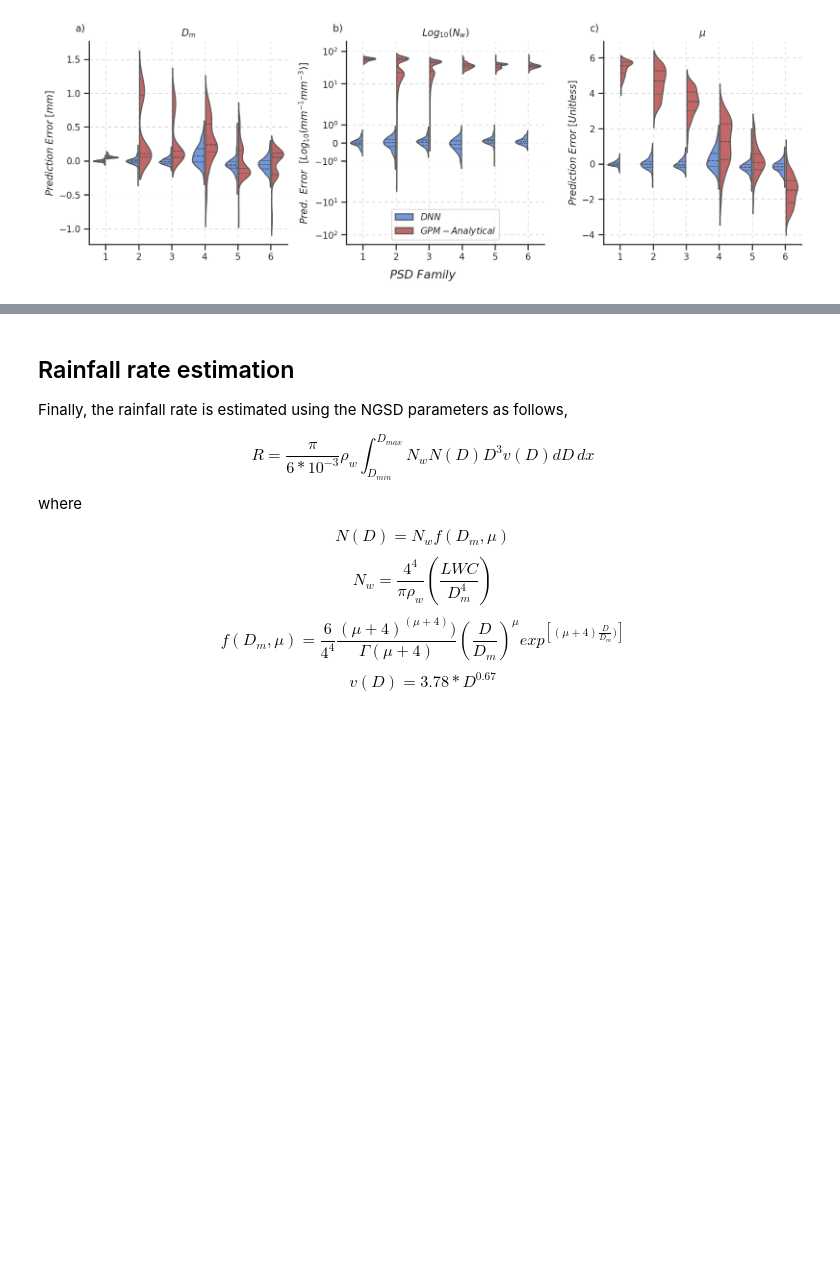
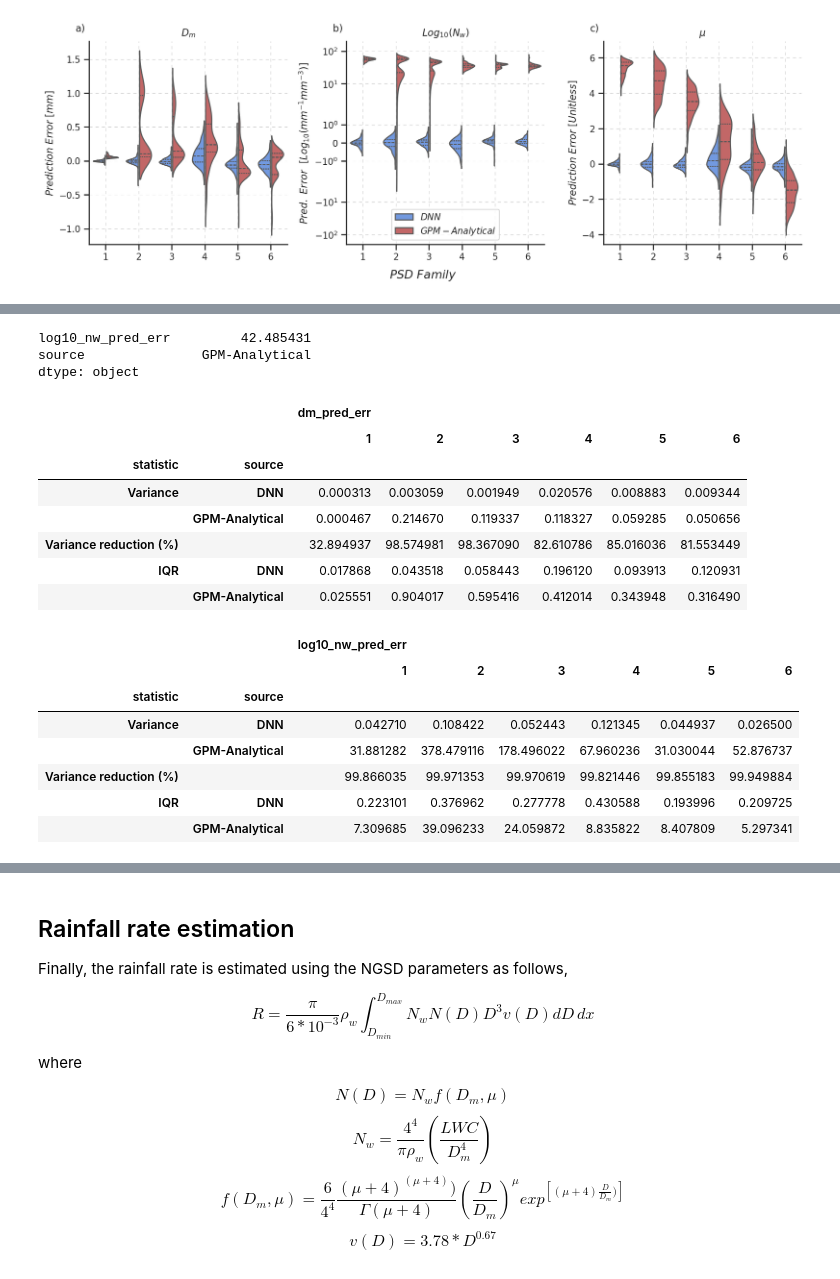
Before and after one commit to aladinor/Ladino_et_al_2025_DNN_PSD_retrieval, a Jupyter notebook: notebooks/4.Rain_retrieval.ipynb, the cells around one changed output, grey strips where cells are left out. Drawn from its saved outputs; the diff is of its cells as text; code cells hidden in the pictures; blank space fills up the shorter version.

Commit message:
adding variance tables

```diff
--- a/notebooks/4.Rain_retrieval.ipynb
+++ b/notebooks/4.Rain_retrieval.ipynb
@@ -178,6 +178,7 @@ We merge both error dataframes into a single dataframe for plotting purposes
 # %%
 # New merge dataframe
 df_plot = pd.concat([df_dnn, df_gpm], axis=0).reset_index(drop=True)
+df_plot.replace(-np.inf, np.nan, inplace=True)
 # %% [markdown]
 ## Plotting results
 # %% [markdown]
@@ -323,0 +268,78 @@ for var in variables[2:3]:
+# %%
+df_plot[["log10_nw_pred_err", "source"]][(df_plot["kmeans"] == 1) & (df_plot["source"] == "GPM-Analytical")].min()
+# %% [output]
+log10_nw_pred_err         42.485431
+source               GPM-Analytical
+dtype: object
+# %%
+variables = ['dm_pred_err', "log10_nw_pred_err", 'mu_pred_err']
+# df_plot = df_plot[variables].dropna(how="any")
+# Dictionary to hold a separate DataFrame for each variable
+stats_per_variable = {}
+
+for var in variables:
+    # Compute variance
+    variance = (
+        df_plot[[var, "source", "kmeans"]]
+        .groupby(["source", "kmeans"])
+        .var()
+        .unstack(level=1)
+    )
+
+    # Calculate variance reduction (%)
+    variance_reduction = (
+        (variance.loc["GPM-Analytical"] - variance.loc["DNN"])
+        / variance.loc["GPM-Analytical"] * 100
+    )
+    variance_reduction = variance_reduction.to_frame().T  # Convert to DataFrame
+    variance_reduction["source"] = ""  # Add a placeholder for source
+    variance_reduction["statistic"] = "Variance reduction (%)"  # Add statistic name
+    variance_reduction = variance_reduction.set_index(["statistic", "source"])  # Set new index
+
+    # Assign "Variance" label to the statistic level for variance
+    variance = variance.assign(statistic="Variance").reset_index().set_index(["statistic", "source"])
+
+    # Compute IQR
+    iqr = (
+        df_plot[[var, "source", "kmeans"]]
+        .groupby(["source", "kmeans"])
+        .quantile([0.25, 0.75])
+        .rename_axis(index=["source", "kmeans", "quantile"])  # Name the quantile index level
+        .unstack(level=1)  # Unstack the quantile MultiIndex
+        .pipe(
+            lambda quantiles: pd.DataFrame({
+                col: quantiles.loc[(slice(None), 0.75), col].values
+                     - quantiles.loc[(slice(None), 0.25), col].values
+                for col in quantiles.columns
+            }, index=quantiles.index.get_level_values(0).unique())  # Keep only 'source' level index
+        )
+        .assign(statistic="IQR")
+    ).reset_index().set_index(["statistic", "source"])
+
+    # Combine variance, variance reduction, and IQR
+    stats_per_variable[var] = pd.concat([variance, variance_reduction, iqr])
+
+    # Rename columns for clarity
+    stats_per_variable[var].columns.name = "kmeans"
+
+# Example: Display one of the DataFrames
+for variable, stats_df in stats_per_variable.items():
+    stats_df.to_csv(f"../data/{variable}.csv")
+    display(stats_df)
+# %% [output]
+|  |  | dm_pred_err |  |  |  |  |  |
+|  |  | 1 | 2 | 3 | 4 | 5 | 6 |
+| statistic | source |  |  |  |  |  |  |
+| Variance | DNN | 0.000313 | 0.003059 | 0.001949 | 0.020576 | 0.008883 | 0.009344 |
+|  | GPM-Analytical | 0.000467 | 0.214670 | 0.119337 | 0.118327 | 0.059285 | 0.050656 |
+| Variance reduction (%) |  | 32.894937 | 98.574981 | 98.367090 | 82.610786 | 85.016036 | 81.553449 |
+| IQR | DNN | 0.017868 | 0.043518 | 0.058443 | 0.196120 | 0.093913 | 0.120931 |
+|  | GPM-Analytical | 0.025551 | 0.904017 | 0.595416 | 0.412014 | 0.343948 | 0.316490 |
+|  |  | log10_nw_pred_err |  |  |  |  |  |
+|  |  | 1 | 2 | 3 | 4 | 5 | 6 |
+| statistic | source |  |  |  |  |  |  |
+| Variance | DNN | 0.042710 | 0.108422 | 0.052443 | 0.121345 | 0.044937 | 0.026500 |
+|  | GPM-Analytical | 31.881282 | 378.479116 | 178.496022 | 67.960236 | 31.030044 | 52.876737 |
+| Variance reduction (%) |  | 99.866035 | 99.971353 | 99.970619 | 99.821446 | 99.855183 | 99.949884 |
+| IQR | DNN | 0.223101 | 0.376962 | 0.277778 | 0.430588 | 0.193996 | 0.209725 |
+|  | GPM-Analytical | 7.309685 | 39.096233 | 24.059872 | 8.835822 | 8.407809 | 5.297341 |
```
Also changed, not shown: parts of 7 cells of this notebook.
